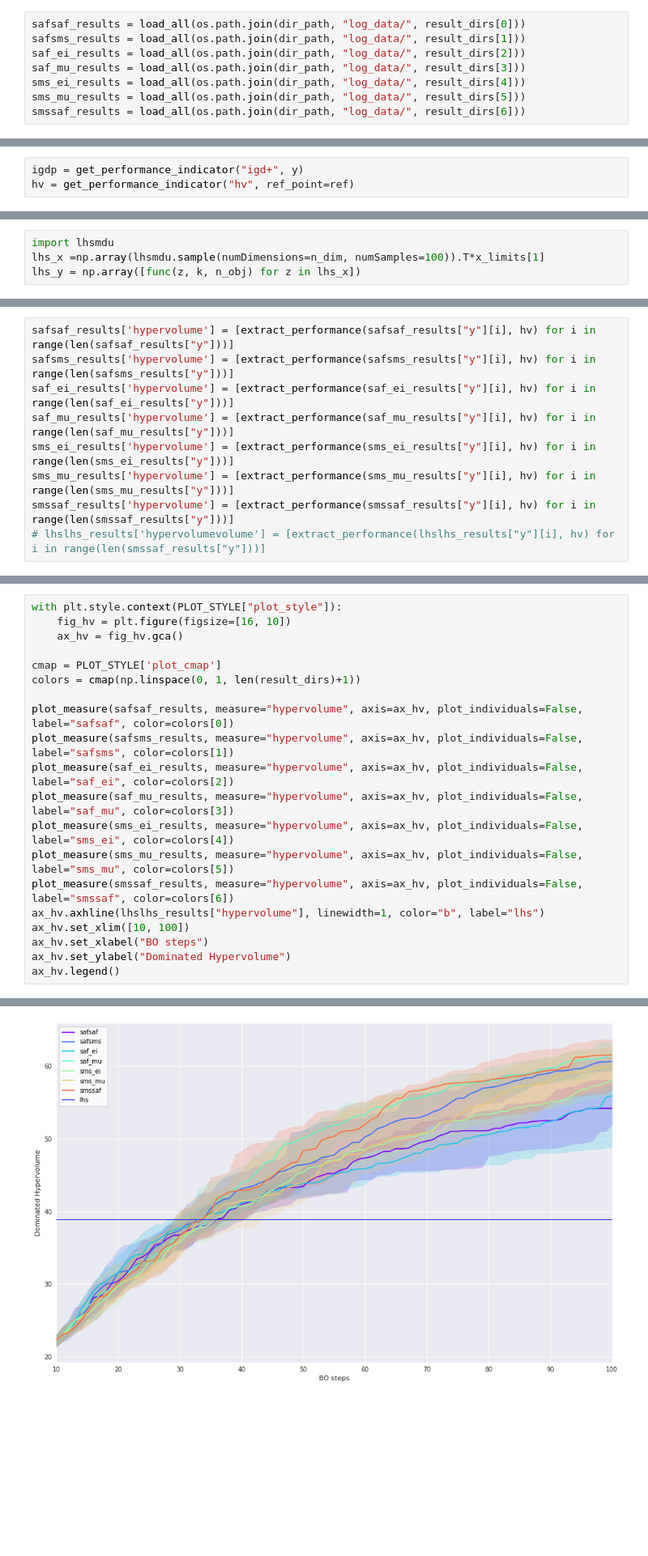
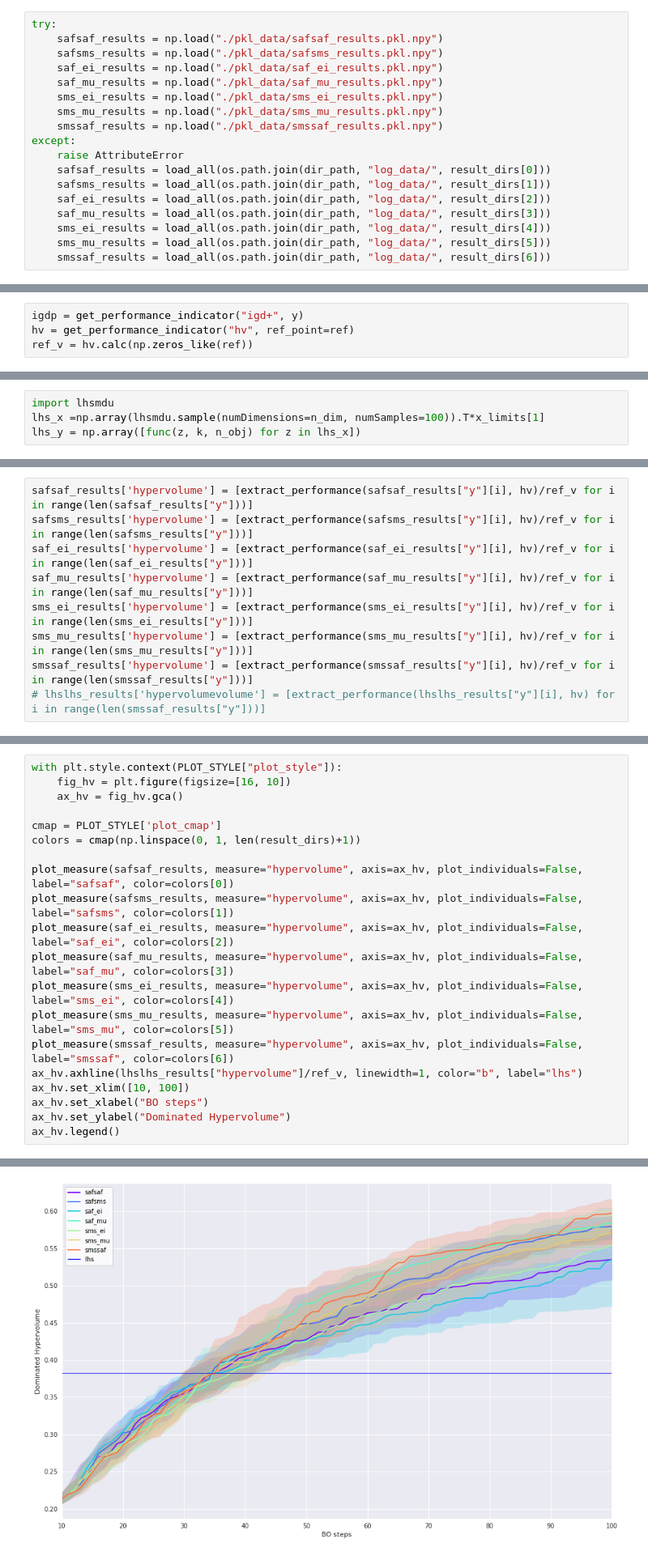
Before and after one commit to FinleyGibson/SAF_EMO, a Jupyter notebook: experiments/wfg6_3obj/analysis.ipynb, the cells around one changed output, grey strips where cells are left out. Shown: that part at 81% size. Drawn from its saved outputs; the diff is of its cells as text; blank space fills up the shorter version.

```diff
--- a/experiments/wfg6_3obj/analysis.ipynb
+++ b/experiments/wfg6_3obj/analysis.ipynb
@@ -21,10 +21,20 @@ result_dirs
  'test_function_SmsEgo_init10_MultiSurrogate_GP_mean',
  'test_function_Sms_Saf_init10_MultiSurrogate_mean']
 # %%
-safsaf_results = load_all(os.path.join(dir_path, "log_data/", result_dirs[0]))
-safsms_results = load_all(os.path.join(dir_path, "log_data/", result_dirs[1]))
-saf_ei_results = load_all(os.path.join(dir_path, "log_data/", result_dirs[2]))
-saf_mu_results = load_all(os.path.join(dir_path, "log_data/", result_dirs[3]))
-sms_ei_results = load_all(os.path.join(dir_path, "log_data/", result_dirs[4]))
-sms_mu_results = load_all(os.path.join(dir_path, "log_data/", result_dirs[5]))
-smssaf_results = load_all(os.path.join(dir_path, "log_data/", result_dirs[6]))
+try:
+    safsaf_results = np.load("./pkl_data/safsaf_results.pkl.npy")
+    safsms_results = np.load("./pkl_data/safsms_results.pkl.npy")
+    saf_ei_results = np.load("./pkl_data/saf_ei_results.pkl.npy")
+    saf_mu_results = np.load("./pkl_data/saf_mu_results.pkl.npy")
+    sms_ei_results = np.load("./pkl_data/sms_ei_results.pkl.npy")
+    sms_mu_results = np.load("./pkl_data/sms_mu_results.pkl.npy")
+    smssaf_results = np.load("./pkl_data/smssaf_results.pkl.npy")
+except:
+    raise AttributeError
+    safsaf_results = load_all(os.path.join(dir_path, "log_data/", result_dirs[0]))
+    safsms_results = load_all(os.path.join(dir_path, "log_data/", result_dirs[1]))
+    saf_ei_results = load_all(os.path.join(dir_path, "log_data/", result_dirs[2]))
+    saf_mu_results = load_all(os.path.join(dir_path, "log_data/", result_dirs[3]))
+    sms_ei_results = load_all(os.path.join(dir_path, "log_data/", result_dirs[4]))
+    sms_mu_results = load_all(os.path.join(dir_path, "log_data/", result_dirs[5]))
+    smssaf_results = load_all(os.path.join(dir_path, "log_data/", result_dirs[6]))
@@ -82,3 +90,4 @@ ref.shape
 # %%
 igdp = get_performance_indicator("igd+", y)
 hv = get_performance_indicator("hv", ref_point=ref)
+ref_v = hv.calc(np.zeros_like(ref))
@@ -118,11 +127,11 @@ sms_mu_results['igd'] = [extract_performance(sms_mu_results["y"][i], igdp) for i
 smssaf_results['igd'] = [extract_performance(smssaf_results["y"][i], igdp) for i in range(len(smssaf_results["y"]))]
 # lhslhs_results['igd'] = [extract_performance(lhslhs_results["y"][i], igdp) for i in range(len(smssaf_results["y"]))]
 # %%
-safsaf_results['hypervolume'] = [extract_performance(safsaf_results["y"][i], hv) for i in range(len(safsaf_results["y"]))]
-safsms_results['hypervolume'] = [extract_performance(safsms_results["y"][i], hv) for i in range(len(safsms_results["y"]))]
-saf_ei_results['hypervolume'] = [extract_performance(saf_ei_results["y"][i], hv) for i in range(len(saf_ei_results["y"]))]
-saf_mu_results['hypervolume'] = [extract_performance(saf_mu_results["y"][i], hv) for i in range(len(saf_mu_results["y"]))]
-sms_ei_results['hypervolume'] = [extract_performance(sms_ei_results["y"][i], hv) for i in range(len(sms_ei_results["y"]))]
-sms_mu_results['hypervolume'] = [extract_performance(sms_mu_results["y"][i], hv) for i in range(len(sms_mu_results["y"]))]
-smssaf_results['hypervolume'] = [extract_performance(smssaf_results["y"][i], hv) for i in range(len(smssaf_results["y"]))]
+safsaf_results['hypervolume'] = [extract_performance(safsaf_results["y"][i], hv)/ref_v for i in range(len(safsaf_results["y"]))]
+safsms_results['hypervolume'] = [extract_performance(safsms_results["y"][i], hv)/ref_v for i in range(len(safsms_results["y"]))]
+saf_ei_results['hypervolume'] = [extract_performance(saf_ei_results["y"][i], hv)/ref_v for i in range(len(saf_ei_results["y"]))]
+saf_mu_results['hypervolume'] = [extract_performance(saf_mu_results["y"][i], hv)/ref_v for i in range(len(saf_mu_results["y"]))]
+sms_ei_results['hypervolume'] = [extract_performance(sms_ei_results["y"][i], hv)/ref_v for i in range(len(sms_ei_results["y"]))]
+sms_mu_results['hypervolume'] = [extract_performance(sms_mu_results["y"][i], hv)/ref_v for i in range(len(sms_mu_results["y"]))]
+smssaf_results['hypervolume'] = [extract_performance(smssaf_results["y"][i], hv)/ref_v for i in range(len(smssaf_results["y"]))]
 # lhslhs_results['hypervolumevolume'] = [extract_performance(lhslhs_results["y"][i], hv) for i in range(len(smssaf_results["y"]))]
@@ -129,26 +146,26 @@ smssaf_results['hypervolume'] = [extract_performance(smssaf_results["y"][i], hv)
 # %%
 with plt.style.context(PLOT_STYLE["plot_style"]):
     fig_hv = plt.figure(figsize=[16, 10])
     ax_hv = fig_hv.gca()
 
 cmap = PLOT_STYLE['plot_cmap']
 colors = cmap(np.linspace(0, 1, len(result_dirs)+1))
 
 plot_measure(safsaf_results, measure="hypervolume", axis=ax_hv, plot_individuals=False, label="safsaf", color=colors[0])
 plot_measure(safsms_results, measure="hypervolume", axis=ax_hv, plot_individuals=False, label="safsms", color=colors[1])
 plot_measure(saf_ei_results, measure="hypervolume", axis=ax_hv, plot_individuals=False, label="saf_ei", color=colors[2])
 plot_measure(saf_mu_results, measure="hypervolume", axis=ax_hv, plot_individuals=False, label="saf_mu", color=colors[3])
 plot_measure(sms_ei_results, measure="hypervolume", axis=ax_hv, plot_individuals=False, label="sms_ei", color=colors[4])
 plot_measure(sms_mu_results, measure="hypervolume", axis=ax_hv, plot_individuals=False, label="sms_mu", color=colors[5])
 plot_measure(smssaf_results, measure="hypervolume", axis=ax_hv, plot_individuals=False, label="smssaf", color=colors[6])
-ax_hv.axhline(lhslhs_results["hypervolume"], linewidth=1, color="b", label="lhs")
+ax_hv.axhline(lhslhs_results["hypervolume"]/ref_v, linewidth=1, color="b", label="lhs")
 ax_hv.set_xlim([10, 100])
 ax_hv.set_xlabel("BO steps")
 ax_hv.set_ylabel("Dominated Hypervolume")
 ax_hv.legend()
 # %% [output]
 <matplotlib.legend.Legend at 0x...>
-[figure, old version]
+[figure, new version]
 # %%
 with plt.style.context(PLOT_STYLE["plot_style"]):
     fig_hv = plt.figure(figsize=[16, 10])
```
Also changed, not shown: parts of 9 cells of this notebook, 26 other files.
